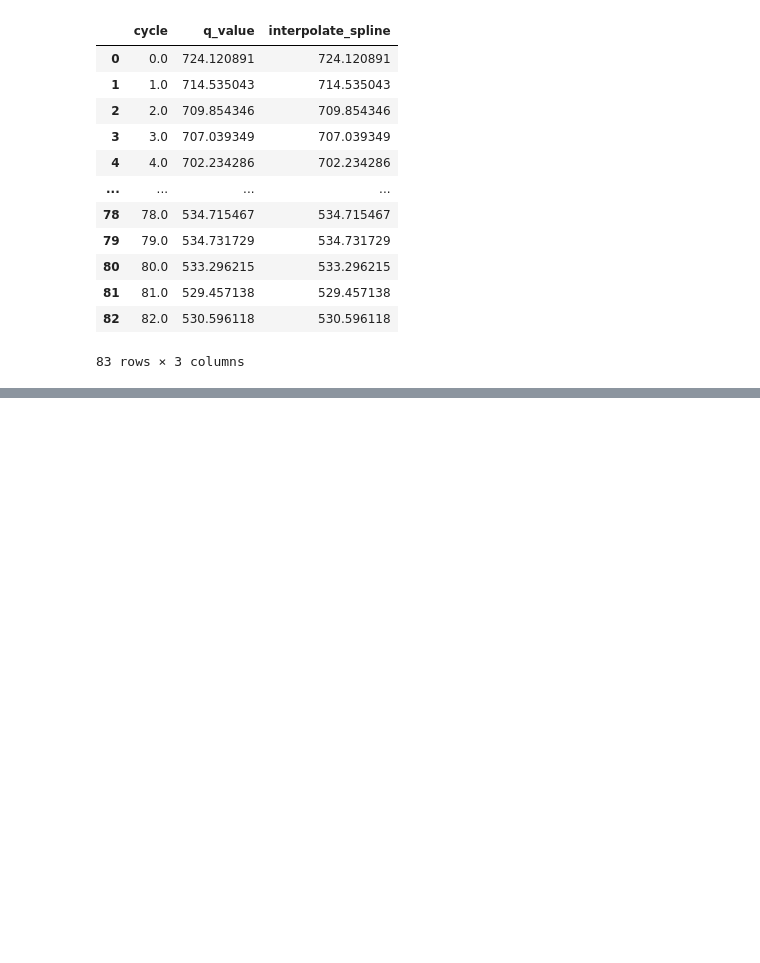
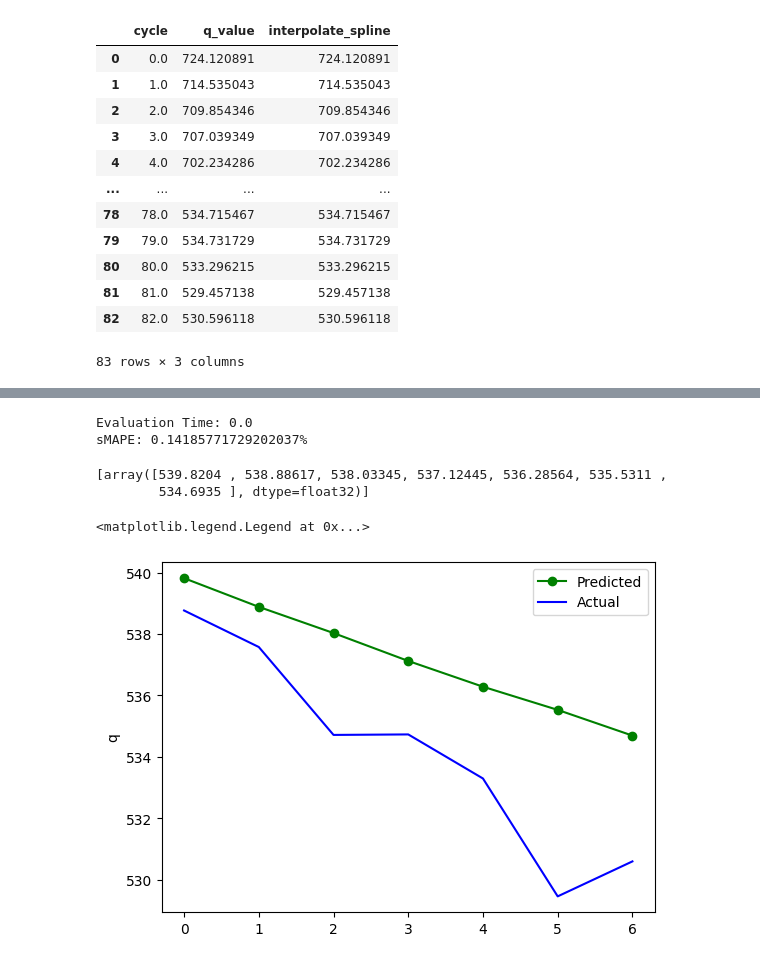
Before and after one commit to sileneer/NRP_2022_EEE12, a Jupyter notebook: main_torch.ipynb, the cells around one changed output, grey strips where cells are left out. Drawn from its saved outputs; the diff is of its cells as text; code cells hidden in the pictures; blank space fills up the shorter version.

Commit message:
update torch

```diff
--- a/main_torch.ipynb
+++ b/main_torch.ipynb
@@ -204,0 +133,22 @@ plot_loss (history_gru, 'GRU')
+# %%
+device = torch.device("cpu")
+# %%
+class GRUNet(nn.Module):
+    def __init__(self, input_dim, hidden_dim, output_dim, n_layers, drop_prob=0.2):
+        super(GRUNet, self).__init__()
+        self.hidden_dim = hidden_dim
+        self.n_layers = n_layers
+
+        self.gru = nn.GRU(input_dim, hidden_dim, n_layers, batch_first=True, dropout=drop_prob)
+        self.fc = nn.Linear(hidden_dim, output_dim)
+        self.relu = nn.ReLU()
+
+    def forward(self, x, h):
+        out, h = self.gru(x, h)
+        out = self.fc(self.relu(out[:,-1]))
+        return out, h
+
+    def init_hidden(self, batch_size):
+        weight = next(self.parameters()).data
+        hidden = weight.new(self.n_layers, batch_size, self.hidden_dim).zero_().to(device)
+        return hidden
@@ -204,0 +219,3 @@ plot_loss (history_gru, 'GRU')
+# %%
+lr = 0.001
+gru_model = train(train_loader, lr, model_type="GRU")
@@ -204,0 +240,20 @@ plot_loss (history_gru, 'GRU')
+# %%
+gru_outputs, targets, gru_sMAPE = evaluate(gru_model, test_x, test_y, label_sc)
+# %% [output]
+Evaluation Time: 0.0
+sMAPE: 0.14185771729202037%
+# %%
+gru_outputs
+# %% [output]
+[array([539.8204 , 538.88617, 538.03345, 537.12445, 536.28564, 535.5311 ,
+        534.6935 ], dtype=float32)]
+# %%
+plt.figure(figsize=(14,10))
+plt.subplot(2,2,1)
+plt.plot(gru_outputs[0][-100:], "-o", color="g", label="Predicted")
+plt.plot(targets[0][-100:], color="b", label="Actual")
+plt.ylabel('q')
+plt.legend()
+# %% [output]
+<matplotlib.legend.Legend at 0x...>
+[figure, added]
```
Also changed, not shown: parts of 16 cells of this notebook, 1 other file.
